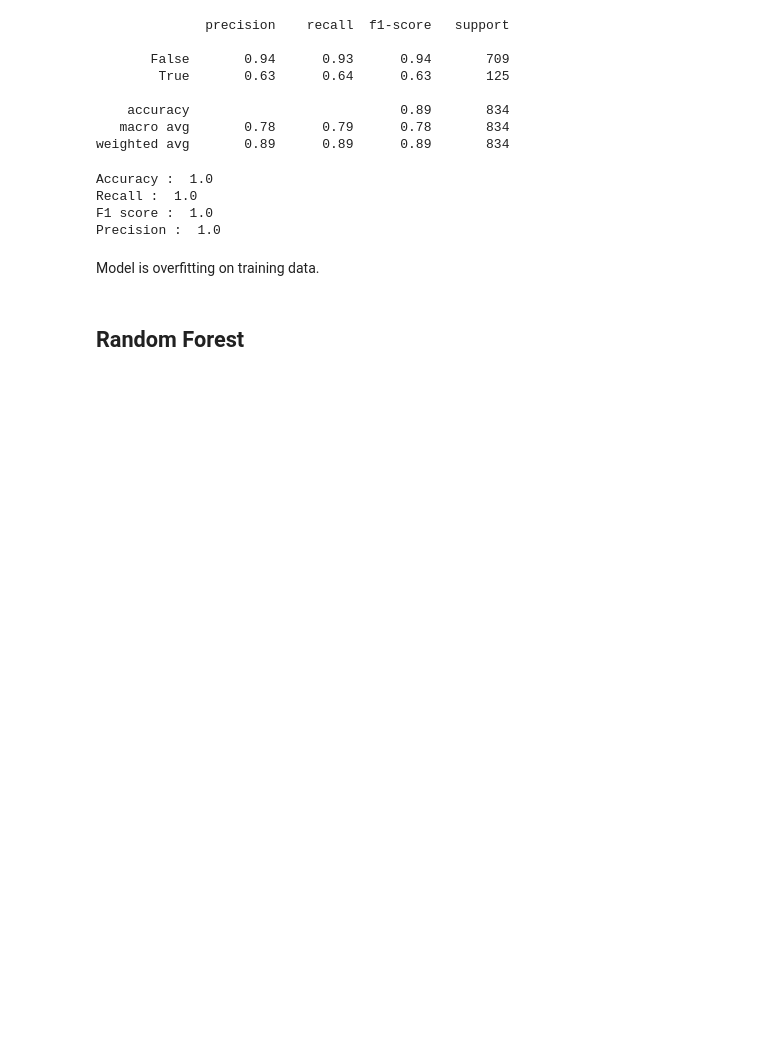
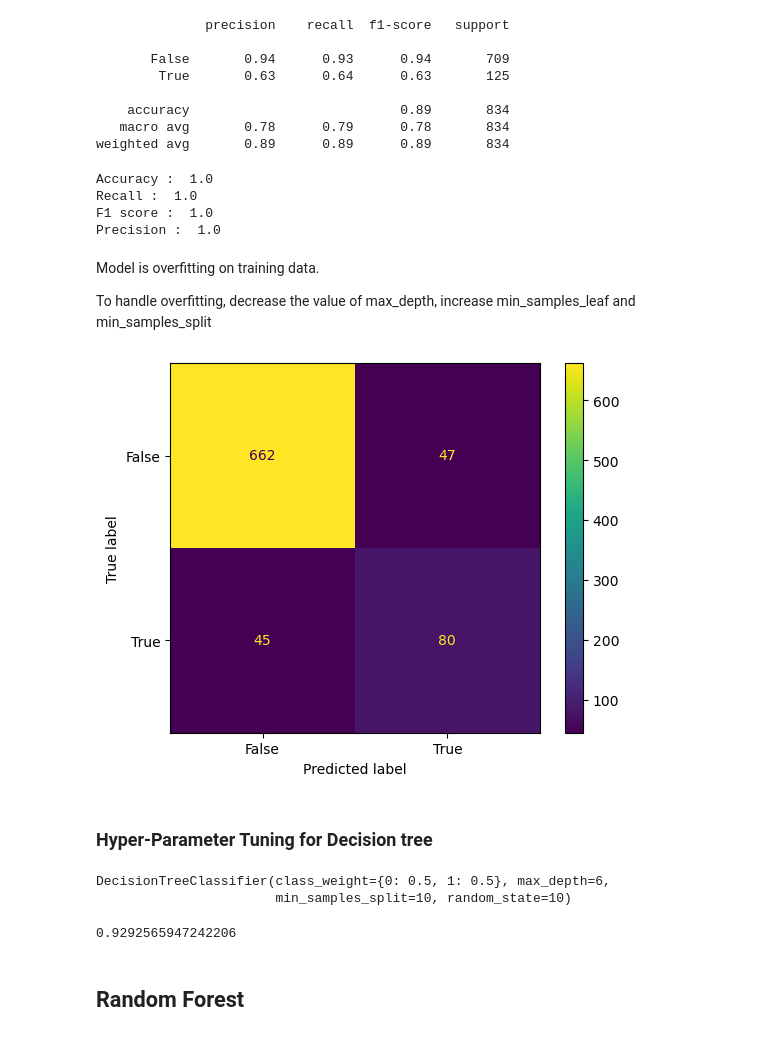
Before and after one commit to njerinjuguna/Customer-Churn, a Jupyter notebook: index.ipynb, the cells around one changed output. Drawn from its saved outputs; the diff is of its cells as text; code cells hidden in the pictures; blank space fills up the shorter version.

Commit message:
Decision tree parameter tuning

```diff
--- a/index.ipynb
+++ b/index.ipynb
@@ -629,6 +633,40 @@ F1 score :  1.0
 Precision :  1.0
 # %% [markdown]
 Model is overfitting on training data.
+
+To handle overfitting, decrease the value of max_depth, increase min_samples_leaf and min_samples_split
+# %%
+import matplotlib.pyplot as plt
+
+from sklearn.metrics import confusion_matrix, ConfusionMatrixDisplay
+
+dt_cm = confusion_matrix(y_test, dt_y_pred)
+dt_cm_display = ConfusionMatrixDisplay(dt_cm, display_labels=y.unique())
+dt_cm_display.plot(values_format='d')
+plt.show()
+# %% [output]
+[figure, added]
+# %% [markdown]
+### Hyper-Parameter Tuning for Decision tree
+# %%
+from sklearn.model_selection import GridSearchCV
+dt_param_grid = {'max_depth':[2,3,4,5,6], 'min_samples_split': [10,15,20,30,40] }
+grid_dtmodel=GridSearchCV(dtmodel, dt_param_grid)
+grid_dtmodel.fit(X_train, y_train)
+
+best_tree = grid_dtmodel.best_estimator_
+best_tree
+# %% [output]
+DecisionTreeClassifier(class_weight={0: 0.5, 1: 0.5}, max_depth=6,
+                       min_samples_split=10, random_state=10)
+# %%
+from sklearn.metrics import accuracy_score
+y_pred_best = best_tree.predict(X_test)
+
+dt_best_accuracy= accuracy_score(y_test, y_pred_best)
+dt_best_accuracy
+# %% [output]
+0.9292565947242206
 # %% [markdown]
 ## Random Forest
 # %%
```
Also changed, not shown: parts of 5 cells of this notebook.
